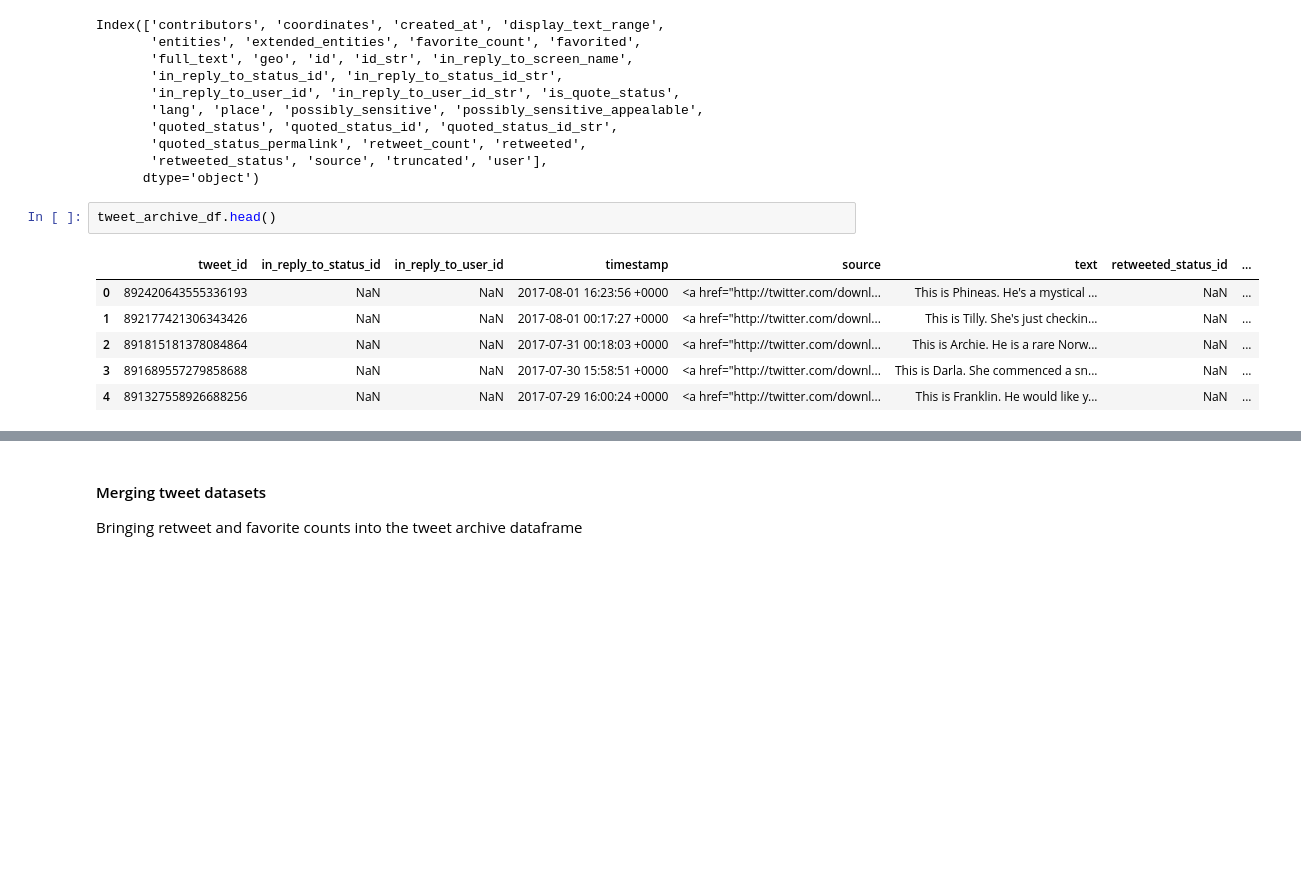
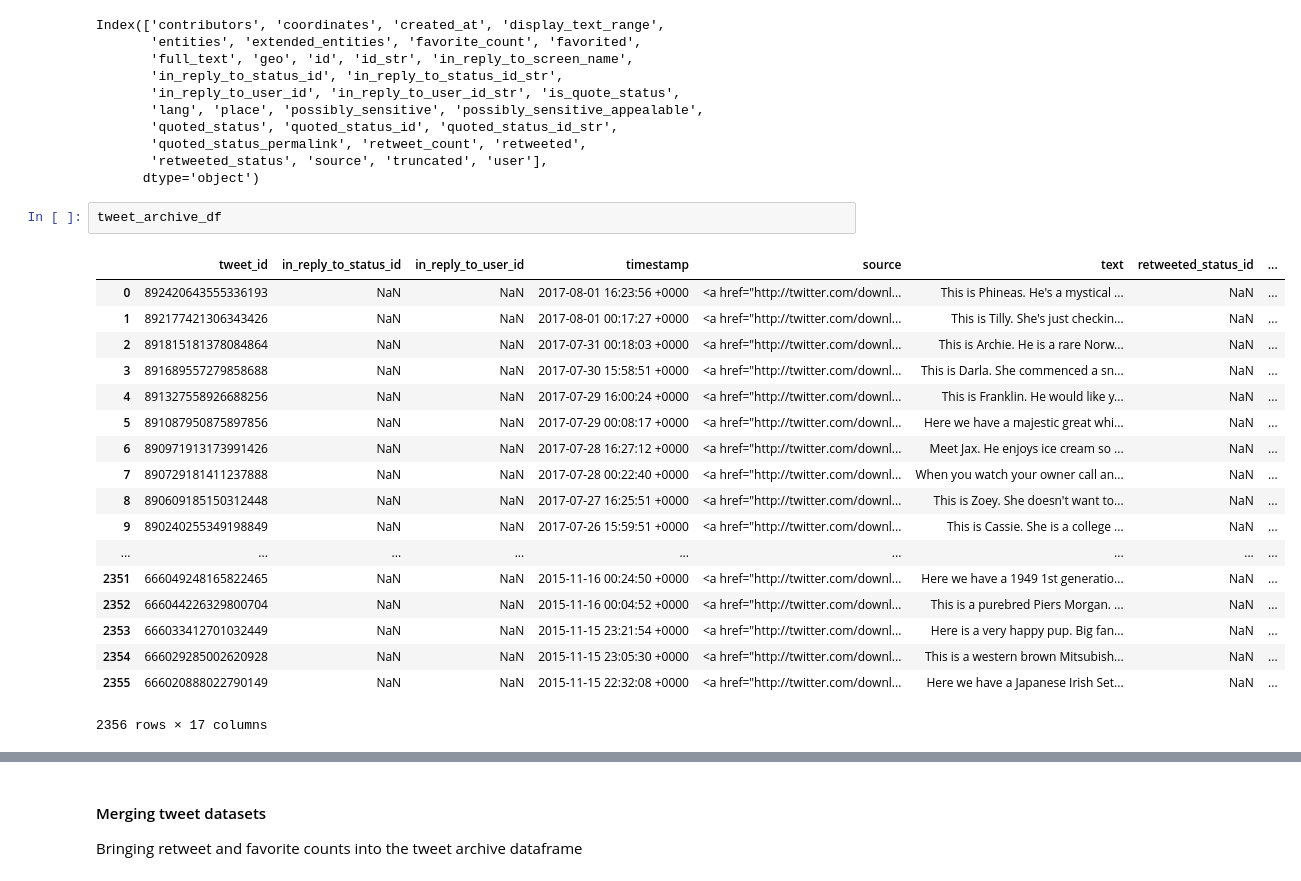
Before and after one commit to rashokanand/wrangling_twitter_data, a Jupyter notebook: data_wrangling.ipynb, the cells around one changed output, grey strips where cells are left out. Drawn from its saved outputs; the diff is of its cells as text; blank space fills up the shorter version.

```diff
--- a/data_wrangling.ipynb
+++ b/data_wrangling.ipynb
@@ -256,11 +256,23 @@ Index(['contributors', 'coordinates', 'created_at', 'display_text_range',
        'retweeted_status', 'source', 'truncated', 'user'],
       dtype='object')
 # %%
-tweet_archive_df.head()
+tweet_archive_df
 # %% [output]
 |  | tweet_id | in_reply_to_status_id | in_reply_to_user_id | timestamp | source | text | retweeted_status_id | ... |
 | 0 | 892420643555336193 | NaN | NaN | 2017-08-01 16:23:56 +0000 | <a href="http://twitter.com/downl... | This is Phineas. He's a mystical ... | NaN | ... |
 | 1 | 892177421306343426 | NaN | NaN | 2017-08-01 00:17:27 +0000 | <a href="http://twitter.com/downl... | This is Tilly. She's just checkin... | NaN | ... |
 | 2 | 891815181378084864 | NaN | NaN | 2017-07-31 00:18:03 +0000 | <a href="http://twitter.com/downl... | This is Archie. He is a rare Norw... | NaN | ... |
 | 3 | 891689557279858688 | NaN | NaN | 2017-07-30 15:58:51 +0000 | <a href="http://twitter.com/downl... | This is Darla. She commenced a sn... | NaN | ... |
 | 4 | 891327558926688256 | NaN | NaN | 2017-07-29 16:00:24 +0000 | <a href="http://twitter.com/downl... | This is Franklin. He would like y... | NaN | ... |
+| 5 | 891087950875897856 | NaN | NaN | 2017-07-29 00:08:17 +0000 | <a href="http://twitter.com/downl... | Here we have a majestic great whi... | NaN | ... |
+| 6 | 890971913173991426 | NaN | NaN | 2017-07-28 16:27:12 +0000 | <a href="http://twitter.com/downl... | Meet Jax. He enjoys ice cream so ... | NaN | ... |
+| 7 | 890729181411237888 | NaN | NaN | 2017-07-28 00:22:40 +0000 | <a href="http://twitter.com/downl... | When you watch your owner call an... | NaN | ... |
+| 8 | 890609185150312448 | NaN | NaN | 2017-07-27 16:25:51 +0000 | <a href="http://twitter.com/downl... | This is Zoey. She doesn't want to... | NaN | ... |
+| 9 | 890240255349198849 | NaN | NaN | 2017-07-26 15:59:51 +0000 | <a href="http://twitter.com/downl... | This is Cassie. She is a college ... | NaN | ... |
+| ... | ... | ... | ... | ... | ... | ... | ... | ... |
+| 2351 | 666049248165822465 | NaN | NaN | 2015-11-16 00:24:50 +0000 | <a href="http://twitter.com/downl... | Here we have a 1949 1st generatio... | NaN | ... |
+| 2352 | 666044226329800704 | NaN | NaN | 2015-11-16 00:04:52 +0000 | <a href="http://twitter.com/downl... | This is a purebred Piers Morgan. ... | NaN | ... |
+| 2353 | 666033412701032449 | NaN | NaN | 2015-11-15 23:21:54 +0000 | <a href="http://twitter.com/downl... | Here is a very happy pup. Big fan... | NaN | ... |
+| 2354 | 666029285002620928 | NaN | NaN | 2015-11-15 23:05:30 +0000 | <a href="http://twitter.com/downl... | This is a western brown Mitsubish... | NaN | ... |
+| 2355 | 666020888022790149 | NaN | NaN | 2015-11-15 22:32:08 +0000 | <a href="http://twitter.com/downl... | Here we have a Japanese Irish Set... | NaN | ... |
+2356 rows × 17 columns
```
Also changed, not shown: parts of 7 cells of this notebook.
